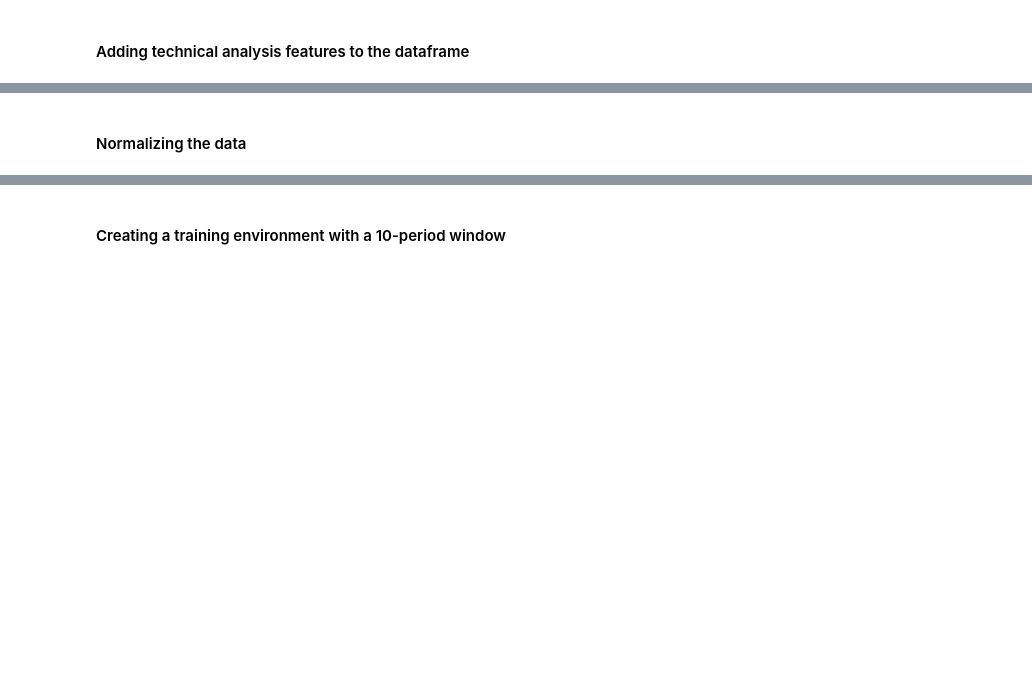
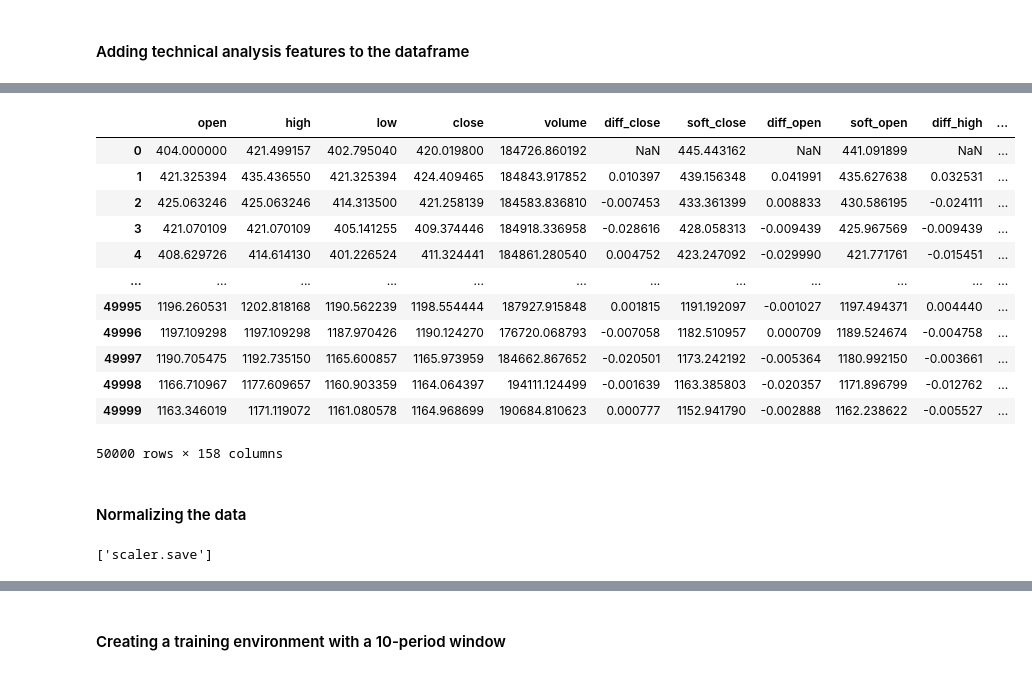
Before and after one commit to leandronogsantos/ReinforcementLearningTrading, a Jupyter notebook: rl-tensortrade.ipynb, the cells around one changed output, grey strips where cells are left out. Drawn from its saved outputs; the diff is of its cells as text; code cells hidden in the pictures; blank space fills up the shorter version.

```diff
--- a/rl-tensortrade.ipynb
+++ b/rl-tensortrade.ipynb
@@ -54,8 +58,10 @@ import tensortrade.stochastic as sp
 # %% [markdown]
 #### Helper functions used to generate technical analysis features and create the environment for agent training and testing
 # %%
-def fetchTaFeatures(data):
-    data = ta.add_all_ta_features(data, 'open', 'high', 'low', 'close', 'volume', fillna=True)
+def fetchTaFeatures(data, columns = {'open': "open", 'high':"high", 'low':"low", 'close':"close", 'volume':"volume"},
+                   colprefix=""):
+    data = ta.add_all_ta_features(data, columns['open'], columns['high'], columns['low'], columns['close'],
+                                  columns['volume'], colprefix=colprefix, fillna=True)
     data.columns = [name.lower() for name in data.columns]
     return data
 
@@ -69,7 +75,7 @@ def createEnv(config):
     feed = DataFeed(bitfinex_streams)
 
 
-    p = Stream.source(list(data["close"]), dtype="float").rename("USD-BTC")
+    p = Stream.source(list(config["data"]["close"]), dtype="float").rename("USD-BTC")
 
     bitstamp = Exchange("bitfinex", service=execute_order)(
         p
@@ -82,11 +88,14 @@ def createEnv(config):
 
     ])
 
+    reward = RiskAdjustedReturns(return_algorithm = "sortino", window_size=3000)
+    action_scheme = ManagedRiskOrders(stop=[0.1], take=[0.05, 0.1, 0.04, 0.02], trade_sizes=[20])
+
     env = default.create(
       feed=feed,
       portfolio=portfolio,
-      action_scheme="managed-risk", # mudei aqui e parcialmente funcionou
-      reward_scheme='risk-adjusted',
+      action_scheme=action_scheme,
+      reward_scheme=reward,
       window_size=config["window_size"]
     )
 
@@ -111,2 +157,16 @@ data.close.plot()
 # %%
-data = fetchTaFeatures(data)
+data
+# %% [output]
+|  | open | high | low | close | volume | diff_close | soft_close | diff_open | soft_open | diff_high | ... |
+| 0 | 404.000000 | 421.499157 | 402.795040 | 420.019800 | 184726.860192 | NaN | 445.443162 | NaN | 441.091899 | NaN | ... |
+| 1 | 421.325394 | 435.436550 | 421.325394 | 424.409465 | 184843.917852 | 0.010397 | 439.156348 | 0.041991 | 435.627638 | 0.032531 | ... |
+| 2 | 425.063246 | 425.063246 | 414.313500 | 421.258139 | 184583.836810 | -0.007453 | 433.361399 | 0.008833 | 430.586195 | -0.024111 | ... |
+| 3 | 421.070109 | 421.070109 | 405.141255 | 409.374446 | 184918.336958 | -0.028616 | 428.058313 | -0.009439 | 425.967569 | -0.009439 | ... |
+| 4 | 408.629726 | 414.614130 | 401.226524 | 411.324441 | 184861.280540 | 0.004752 | 423.247092 | -0.029990 | 421.771761 | -0.015451 | ... |
+| ... | ... | ... | ... | ... | ... | ... | ... | ... | ... | ... | ... |
+| 49995 | 1196.260531 | 1202.818168 | 1190.562239 | 1198.554444 | 187927.915848 | 0.001815 | 1191.192097 | -0.001027 | 1197.494371 | 0.004440 | ... |
+| 49996 | 1197.109298 | 1197.109298 | 1187.970426 | 1190.124270 | 176720.068793 | -0.007058 | 1182.510957 | 0.000709 | 1189.524674 | -0.004758 | ... |
+| 49997 | 1190.705475 | 1192.735150 | 1165.600857 | 1165.973959 | 184662.867652 | -0.020501 | 1173.242192 | -0.005364 | 1180.992150 | -0.003661 | ... |
+| 49998 | 1166.710967 | 1177.609657 | 1160.903359 | 1164.064397 | 194111.124499 | -0.001639 | 1163.385803 | -0.020357 | 1171.896799 | -0.012762 | ... |
+| 49999 | 1163.346019 | 1171.119072 | 1161.080578 | 1164.968699 | 190684.810623 | 0.000777 | 1152.941790 | -0.002888 | 1162.238622 | -0.005527 | ... |
+50000 rows × 158 columns
@@ -113,5 +175,12 @@ data = fetchTaFeatures(data)
 # %% [markdown]
 #### Normalizing the data
 # %%
-scaler = MinMaxScaler()
+scaler = MinMaxScaler(feature_range=(0.1, 1.1))
 norm_data = pd.DataFrame(scaler.fit_transform(data), columns=data.columns)
+norm_data.to_csv("fake_data_norm.csv", index=False)
+import joblib
+joblib.dump(scaler, 'scaler.save')
+
+# norm_data = pd.read_csv("fake_data_norm.csv")
+# %% [output]
+['scaler.save']
```
Also changed, not shown: parts of 20 cells of this notebook, 1 other file.
